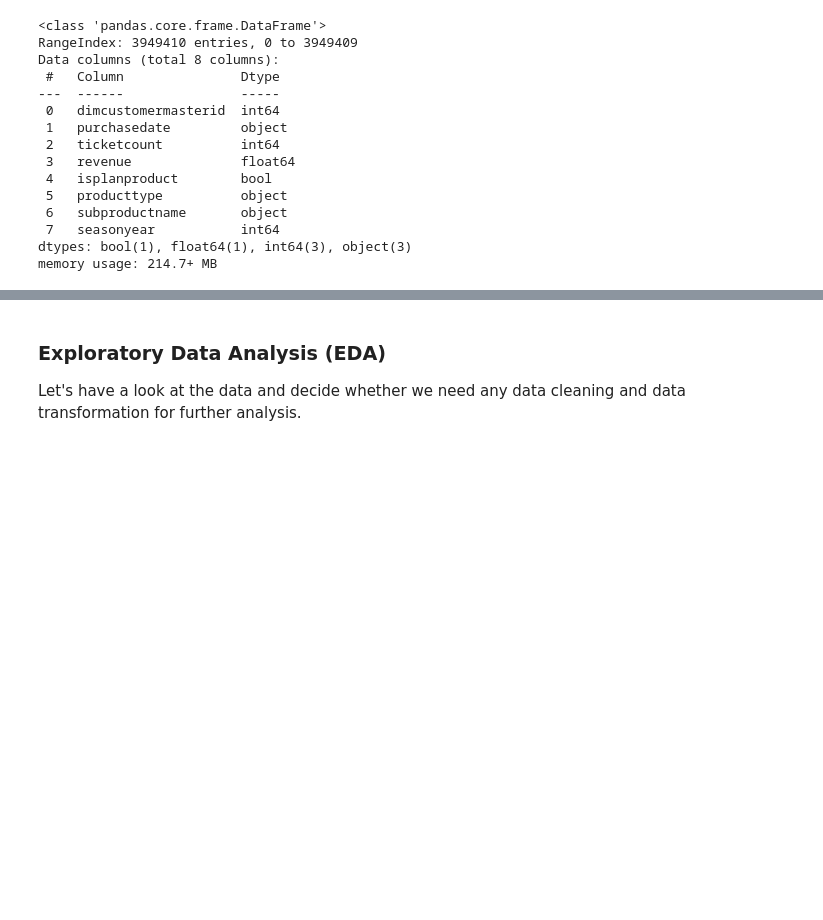
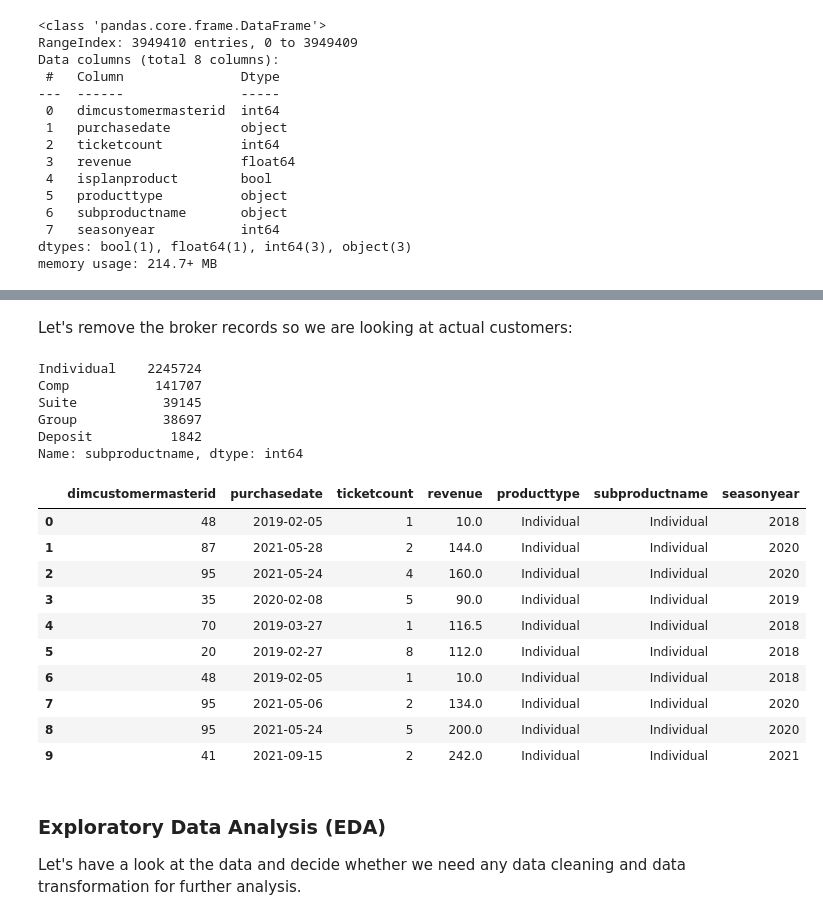
Before and after one commit to ryankazmerik/data-sci, a Jupyter notebook: notebooks/experiments/nba-trailblazers/customer-lifetime-value/Trail Blazers - Customer Lifetime Value (Regression).ipynb, the cells around one changed output, grey strips where cells are left out. Drawn from its saved outputs; the diff is of its cells as text; code cells hidden in the pictures; blank space fills up the shorter version.

```diff
--- a/notebooks/experiments/nba-trailblazers/customer-lifetime-value/Trail Blazers - Customer Lifetime Value (Regression).ipynb
+++ b/notebooks/experiments/nba-trailblazers/customer-lifetime-value/Trail Blazers - Customer Lifetime Value (Regression).ipynb
@@ -48,3 +106,31 @@ df.head()
+# %% [markdown]
+Let's remove the broker records so we are looking at actual customers:
+# %%
+df = df[df["subproductname"].isin(["Individual", "Comp", "Suite", "Group", "Deposit"])]
+df.reset_index(drop=True, inplace=True)
+
+df["subproductname"].value_counts()
+# %% [output]
+Individual    2245724
+Comp           141707
+Suite           39145
+Group           38697
+Deposit          1842
+Name: subproductname, dtype: int64
+# %%
+df.head(10)
+# %% [output]
+|  | dimcustomermasterid | purchasedate | ticketcount | revenue | producttype | subproductname | seasonyear |
+| 0 | 48 | 2019-02-05 | 1 | 10.0 | Individual | Individual | 2018 |
+| 1 | 87 | 2021-05-28 | 2 | 144.0 | Individual | Individual | 2020 |
+| 2 | 95 | 2021-05-24 | 4 | 160.0 | Individual | Individual | 2020 |
+| 3 | 35 | 2020-02-08 | 5 | 90.0 | Individual | Individual | 2019 |
+| 4 | 70 | 2019-03-27 | 1 | 116.5 | Individual | Individual | 2018 |
+| 5 | 20 | 2019-02-27 | 8 | 112.0 | Individual | Individual | 2018 |
+| 6 | 48 | 2019-02-05 | 1 | 10.0 | Individual | Individual | 2018 |
+| 7 | 95 | 2021-05-06 | 2 | 134.0 | Individual | Individual | 2020 |
+| 8 | 95 | 2021-05-24 | 5 | 200.0 | Individual | Individual | 2020 |
+| 9 | 41 | 2021-09-15 | 2 | 242.0 | Individual | Individual | 2021 |
 # %% [markdown]
 ### Exploratory Data Analysis (EDA)
 
```
Also changed, not shown: parts of 32 cells of this notebook, 1 other file.
